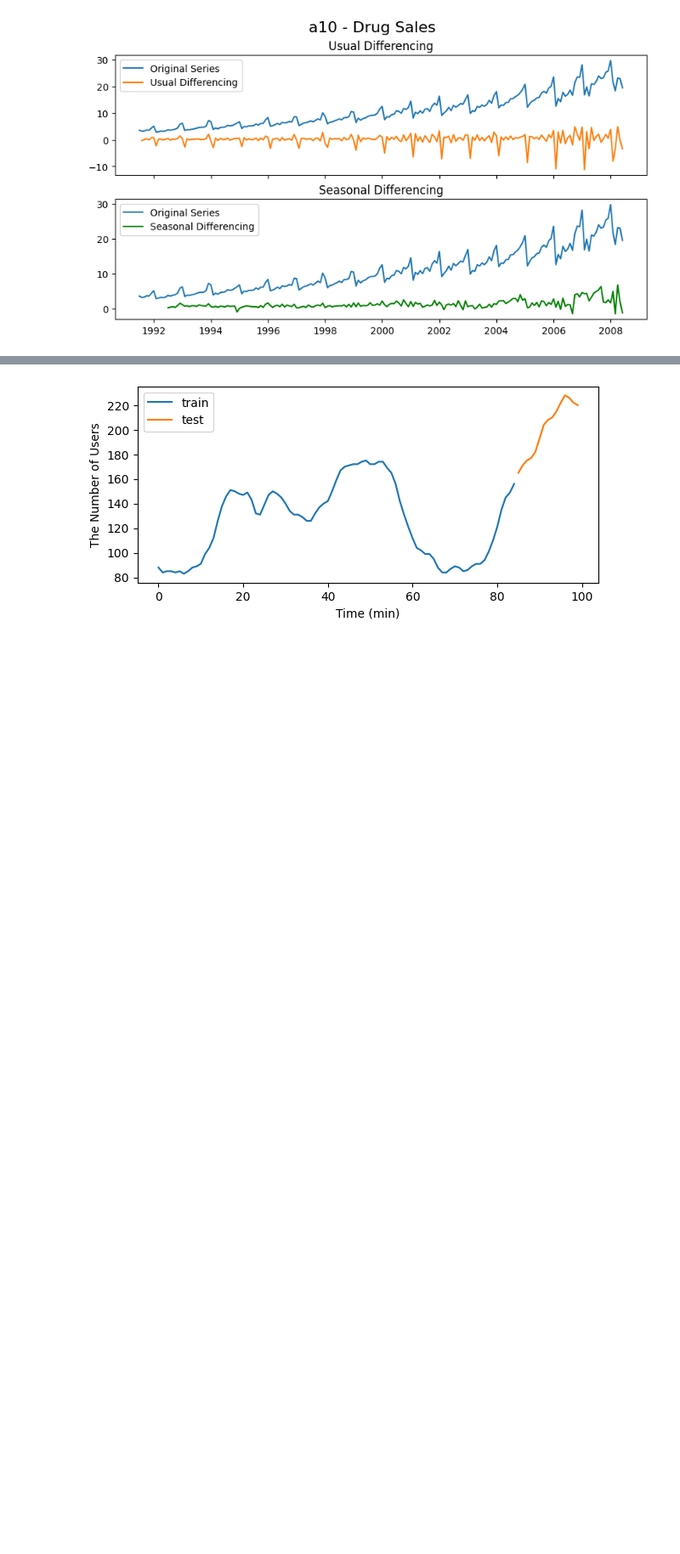
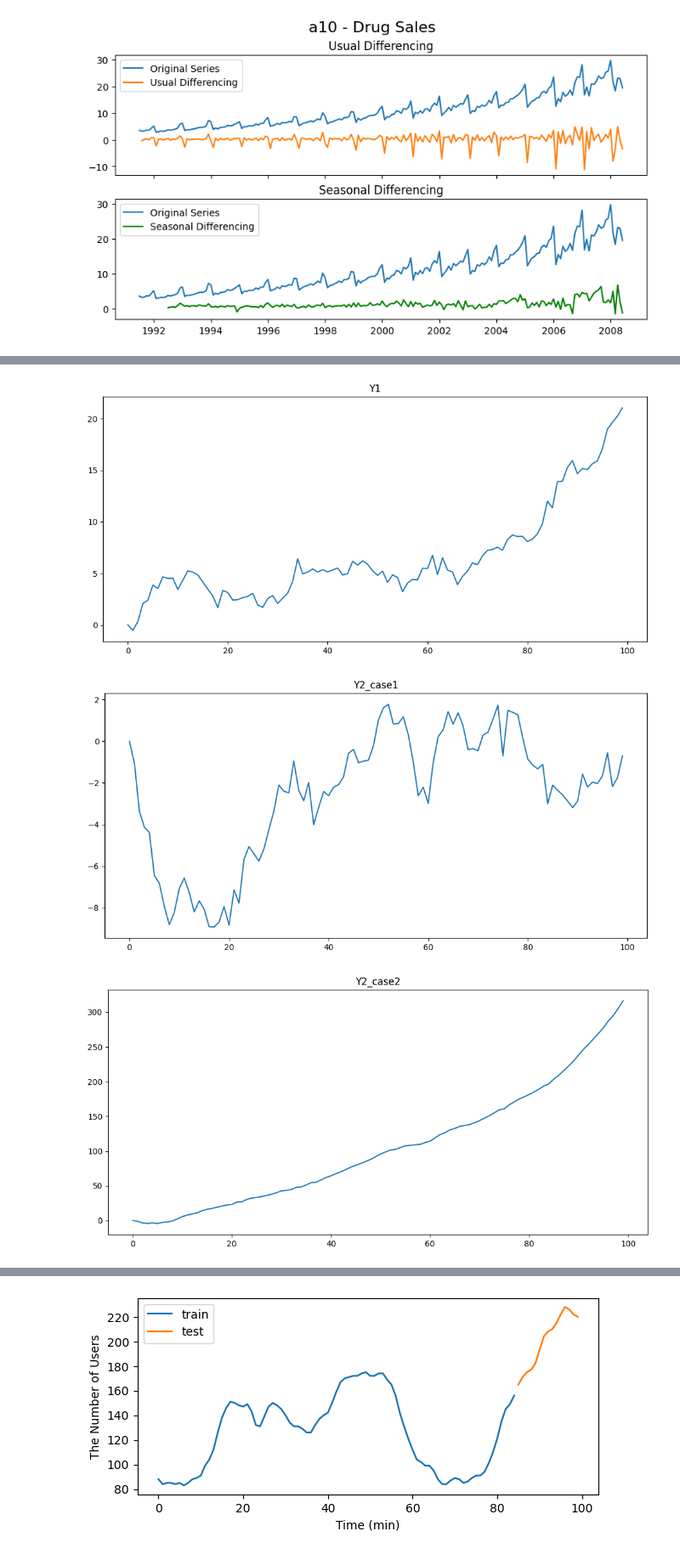
Before and after one commit to snuhcs/ds11-time-series, a Jupyter notebook: Solutions/Lecture 2 - Linear Models.ipynb, the cells around one changed output, grey strips where cells are left out. Shown at 85% size. Cells and saved outputs as stored; diff of their text form; code cells hidden in the pictures; blank space fills up the shorter version.

```diff
--- a/Solutions/Lecture 2 - Linear Models.ipynb
+++ b/Solutions/Lecture 2 - Linear Models.ipynb
@@ -423,0 +474,41 @@ plt.show()
+# %%
+# model parameters
+intercept = np.array([0, 0])
+coefs = np.array([[[1, 0], [0, 1]]])
+sigma_u = np.array([[1, 0],[0, 1]])
+
+# simulate data
+fit = statsmodels.tsa.vector_ar.var_model.VARProcess(coefs, intercept, sigma_u)
+simul_values_case1 = fit.simulate_var(steps = 100, seed = 1)
+
+# model parameters
+intercept = np.array([0, 0])
+coefs = np.array([[[1, 0], [0.5, 1]]])
+sigma_u = np.array([[1, 0],[0, 1]])
+
+# simulate data
+fit = statsmodels.tsa.vector_ar.var_model.VARProcess(coefs, intercept, sigma_u)
+simul_values_case2 = fit.simulate_var(steps = 100, seed = 1)
+
+# plot the figure
+plt.figure(figsize=(10,5))
+plt.plot(simul_values_case1[:,0])
+plt.title("Y1")
+plt.tight_layout()
+plt.show()
+
+plt.figure(figsize=(10,5))
+plt.plot(simul_values_case1[:,1], label = "Y2_case1")
+plt.title("Y2_case1")
+plt.tight_layout()
+plt.show()
+
+plt.figure(figsize=(10,5))
+plt.plot(simul_values_case2[:,1])
+plt.title("Y2_case2")
+plt.tight_layout()
+plt.show()
+# %% [output]
+[figure, added]
+[figure, added]
+[figure, added]
```
Also changed, not shown: parts of 52 cells of this notebook, 1 other file.
